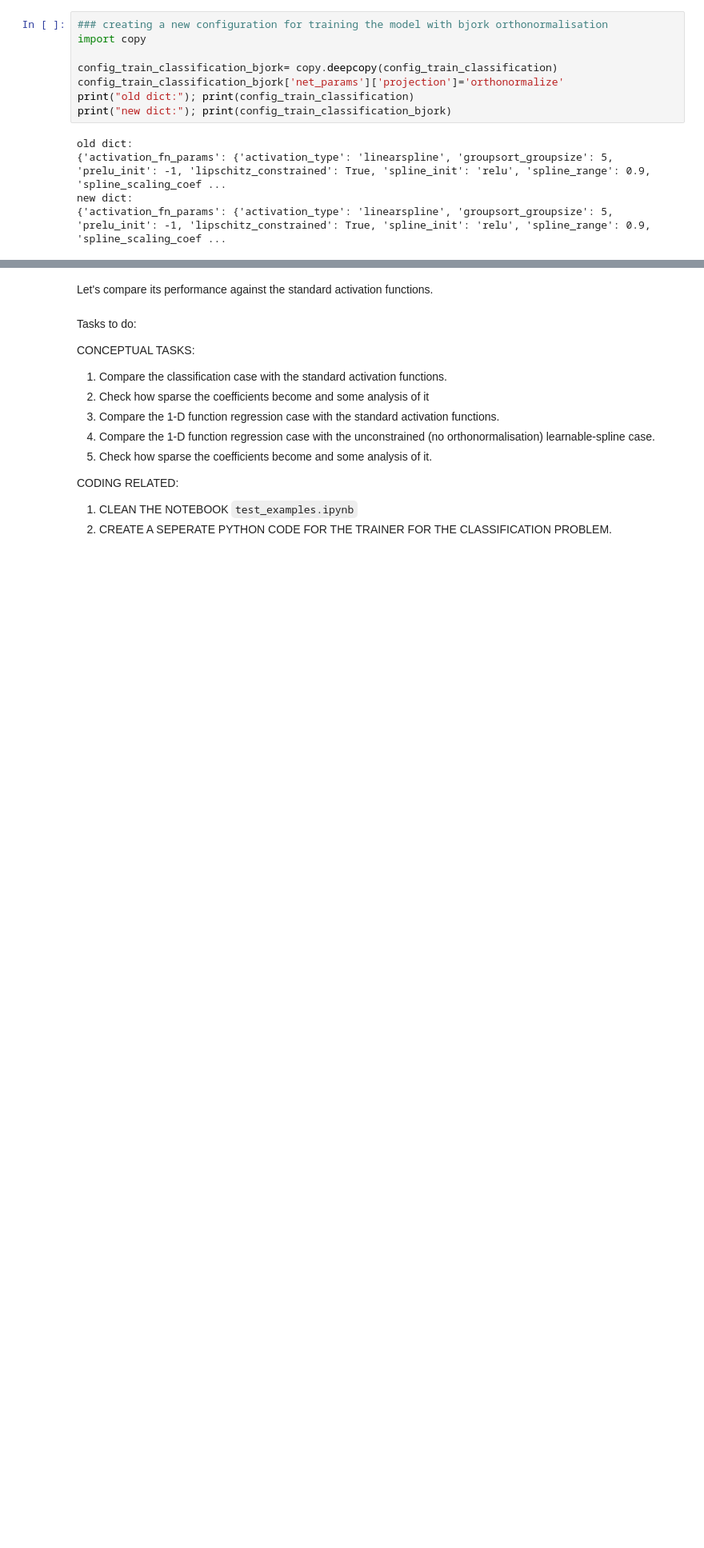
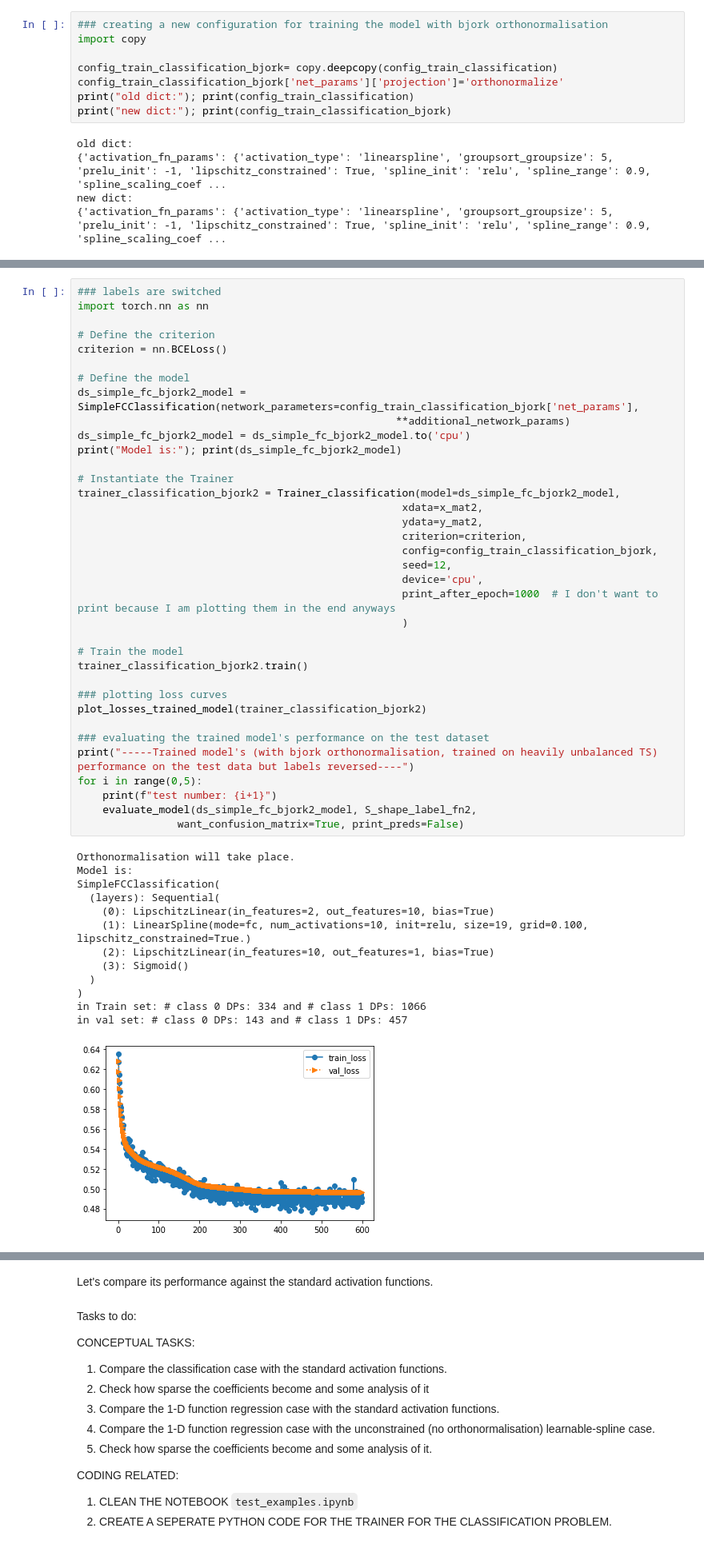
Before and after one commit to neelkanthrawat/Lipschitz_DSNN, a Jupyter notebook: trial_notebooks/test_examples.ipynb, the cells around one changed output, grey strips where cells are left out. Shown: that part at 80% size. Cells and saved outputs as stored; diff of their text form; blank space fills up the shorter version.

```diff
--- a/trial_notebooks/test_examples.ipynb
+++ b/trial_notebooks/test_examples.ipynb
@@ -651,0 +681,50 @@ Test accuracy: 0.8300
+# %%
+### labels are switched
+import torch.nn as nn
+
+# Define the criterion
+criterion = nn.BCELoss()
+
+# Define the model
+ds_simple_fc_bjork2_model = SimpleFCClassification(network_parameters=config_train_classification_bjork['net_params'],
+                                                   **additional_network_params)
+ds_simple_fc_bjork2_model = ds_simple_fc_bjork2_model.to('cpu')
+print("Model is:"); print(ds_simple_fc_bjork2_model)
+
+# Instantiate the Trainer
+trainer_classification_bjork2 = Trainer_classification(model=ds_simple_fc_bjork2_model,
+                                                    xdata=x_mat2,
+                                                    ydata=y_mat2,
+                                                    criterion=criterion,
+                                                    config=config_train_classification_bjork,
+                                                    seed=12,
+                                                    device='cpu',
+                                                    print_after_epoch=1000  # I don't want to print because I am plotting them in the end anyways
+                                                    )
+
+# Train the model
+trainer_classification_bjork2.train()
+
+### plotting loss curves
+plot_losses_trained_model(trainer_classification_bjork2)
+
+### evaluating the trained model's performance on the test dataset
+print("-----Trained model's (with bjork orthonormalisation, trained on heavily unbalanced TS) performance on the test data but labels reversed----")
+for i in range(0,5):
+    print(f"test number: {i+1}")
+    evaluate_model(ds_simple_fc_bjork2_model, S_shape_label_fn2,
+                want_confusion_matrix=True, print_preds=False)
+# %% [output]
+Orthonormalisation will take place.
+Model is:
+SimpleFCClassification(
+  (layers): Sequential(
+    (0): LipschitzLinear(in_features=2, out_features=10, bias=True)
+    (1): LinearSpline(mode=fc, num_activations=10, init=relu, size=19, grid=0.100, lipschitz_constrained=True.)
+    (2): LipschitzLinear(in_features=10, out_features=1, bias=True)
+    (3): Sigmoid()
+  )
+)
+in Train set: # class 0 DPs: 334 and # class 1 DPs: 1066
+in val set: # class 0 DPs: 143 and # class 1 DPs: 457
+[figure, added]
```
Also changed, not shown: parts of 21 cells of this notebook.
